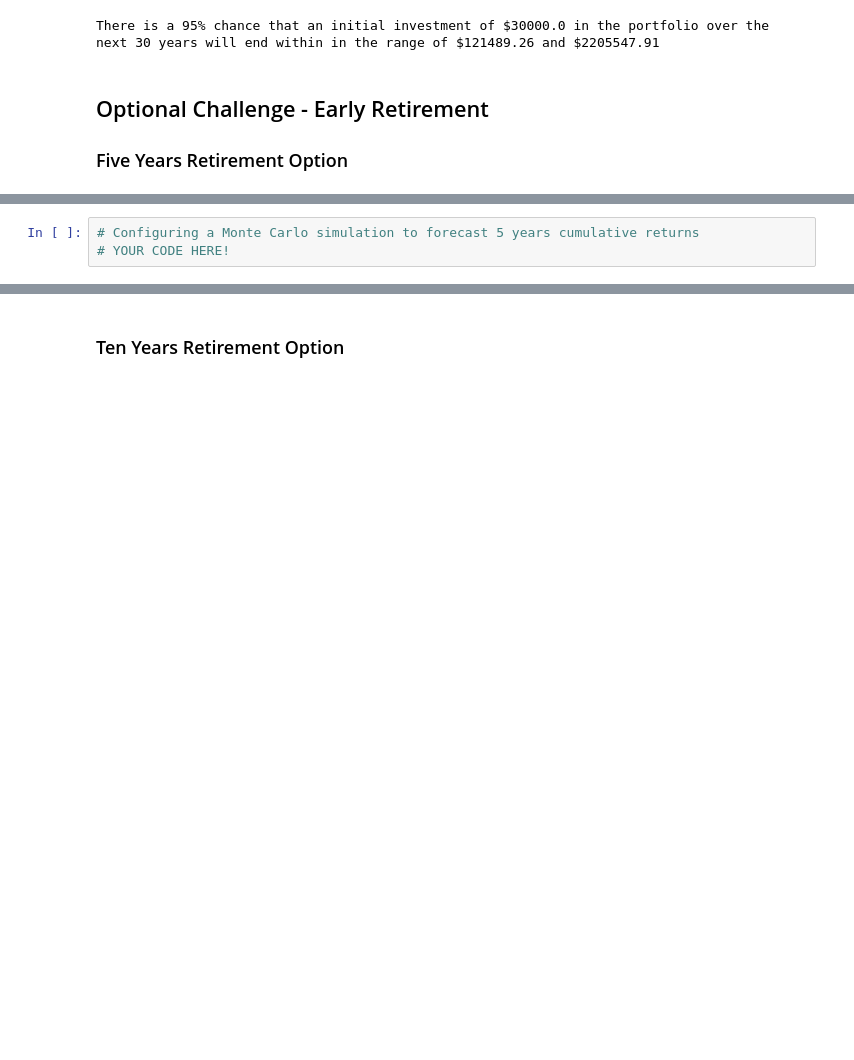
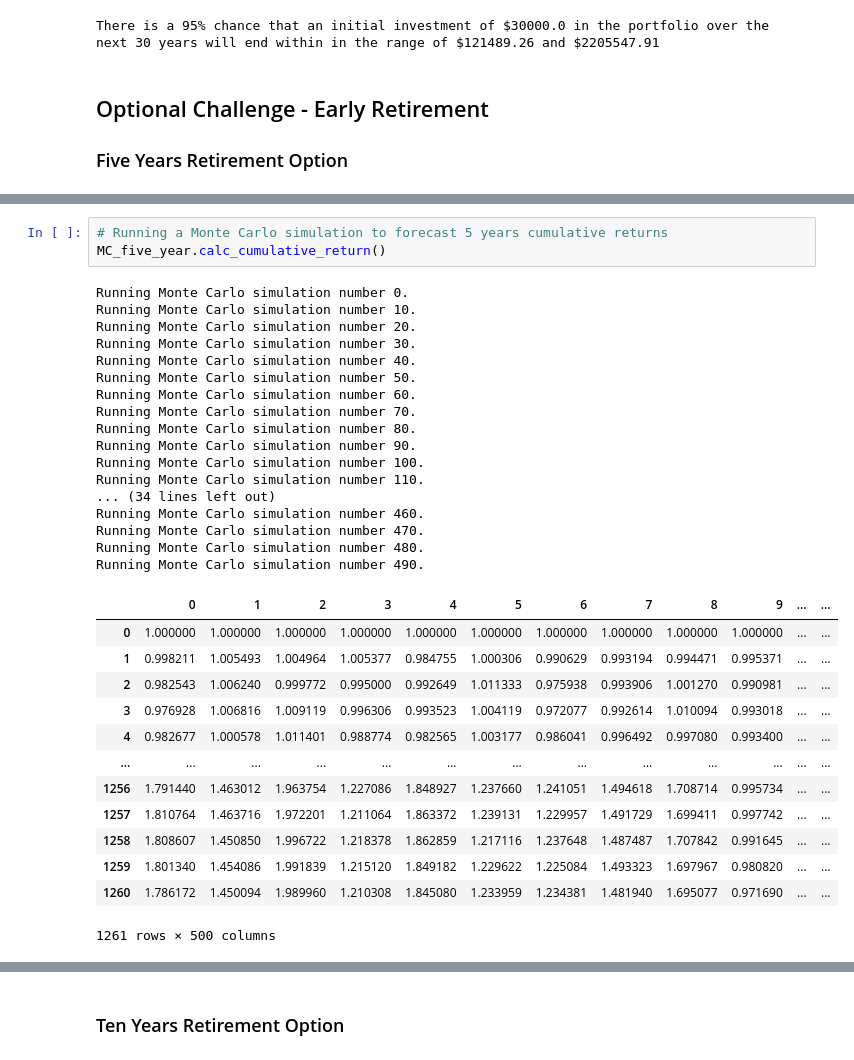
Before and after one commit to ankurgoel77/hw5-fin_planning, a Jupyter notebook: financial-planner.ipynb, the cells around one changed output, grey strips where cells are left out. Cells and saved outputs as stored; diff of their text form; blank space fills up the shorter version.

```diff
--- a/financial-planner.ipynb
+++ b/financial-planner.ipynb
@@ -312,3 +320,34 @@ There is a 95% chance that an initial investment of $30000.0 in the portfolio ov
 # %%
-# Configuring a Monte Carlo simulation to forecast 5 years cumulative returns
-# YOUR CODE HERE!
+# Running a Monte Carlo simulation to forecast 5 years cumulative returns
+MC_five_year.calc_cumulative_return()
+# %% [output]
+Running Monte Carlo simulation number 0.
+Running Monte Carlo simulation number 10.
+Running Monte Carlo simulation number 20.
+Running Monte Carlo simulation number 30.
+Running Monte Carlo simulation number 40.
+Running Monte Carlo simulation number 50.
+Running Monte Carlo simulation number 60.
+Running Monte Carlo simulation number 70.
+Running Monte Carlo simulation number 80.
+Running Monte Carlo simulation number 90.
+Running Monte Carlo simulation number 100.
+Running Monte Carlo simulation number 110.
+... (34 lines left out)
+Running Monte Carlo simulation number 460.
+Running Monte Carlo simulation number 470.
+Running Monte Carlo simulation number 480.
+Running Monte Carlo simulation number 490.
+|  | 0 | 1 | 2 | 3 | 4 | 5 | 6 | 7 | 8 | 9 | ... | ... |
+| 0 | 1.000000 | 1.000000 | 1.000000 | 1.000000 | 1.000000 | 1.000000 | 1.000000 | 1.000000 | 1.000000 | 1.000000 | ... | ... |
+| 1 | 0.998211 | 1.005493 | 1.004964 | 1.005377 | 0.984755 | 1.000306 | 0.990629 | 0.993194 | 0.994471 | 0.995371 | ... | ... |
+| 2 | 0.982543 | 1.006240 | 0.999772 | 0.995000 | 0.992649 | 1.011333 | 0.975938 | 0.993906 | 1.001270 | 0.990981 | ... | ... |
+| 3 | 0.976928 | 1.006816 | 1.009119 | 0.996306 | 0.993523 | 1.004119 | 0.972077 | 0.992614 | 1.010094 | 0.993018 | ... | ... |
+| 4 | 0.982677 | 1.000578 | 1.011401 | 0.988774 | 0.982565 | 1.003177 | 0.986041 | 0.996492 | 0.997080 | 0.993400 | ... | ... |
+| ... | ... | ... | ... | ... | ... | ... | ... | ... | ... | ... | ... | ... |
+| 1256 | 1.791440 | 1.463012 | 1.963754 | 1.227086 | 1.848927 | 1.237660 | 1.241051 | 1.494618 | 1.708714 | 0.995734 | ... | ... |
+| 1257 | 1.810764 | 1.463716 | 1.972201 | 1.211064 | 1.863372 | 1.239131 | 1.229957 | 1.491729 | 1.699411 | 0.997742 | ... | ... |
+| 1258 | 1.808607 | 1.450850 | 1.996722 | 1.218378 | 1.862859 | 1.217116 | 1.237648 | 1.487487 | 1.707842 | 0.991645 | ... | ... |
+| 1259 | 1.801340 | 1.454086 | 1.991839 | 1.215120 | 1.849182 | 1.229622 | 1.225084 | 1.493323 | 1.697967 | 0.980820 | ... | ... |
+| 1260 | 1.786172 | 1.450094 | 1.989960 | 1.210308 | 1.845080 | 1.233959 | 1.234381 | 1.481940 | 1.695077 | 0.971690 | ... | ... |
+1261 rows × 500 columns
```
Also changed, not shown: parts of 13 cells of this notebook.
